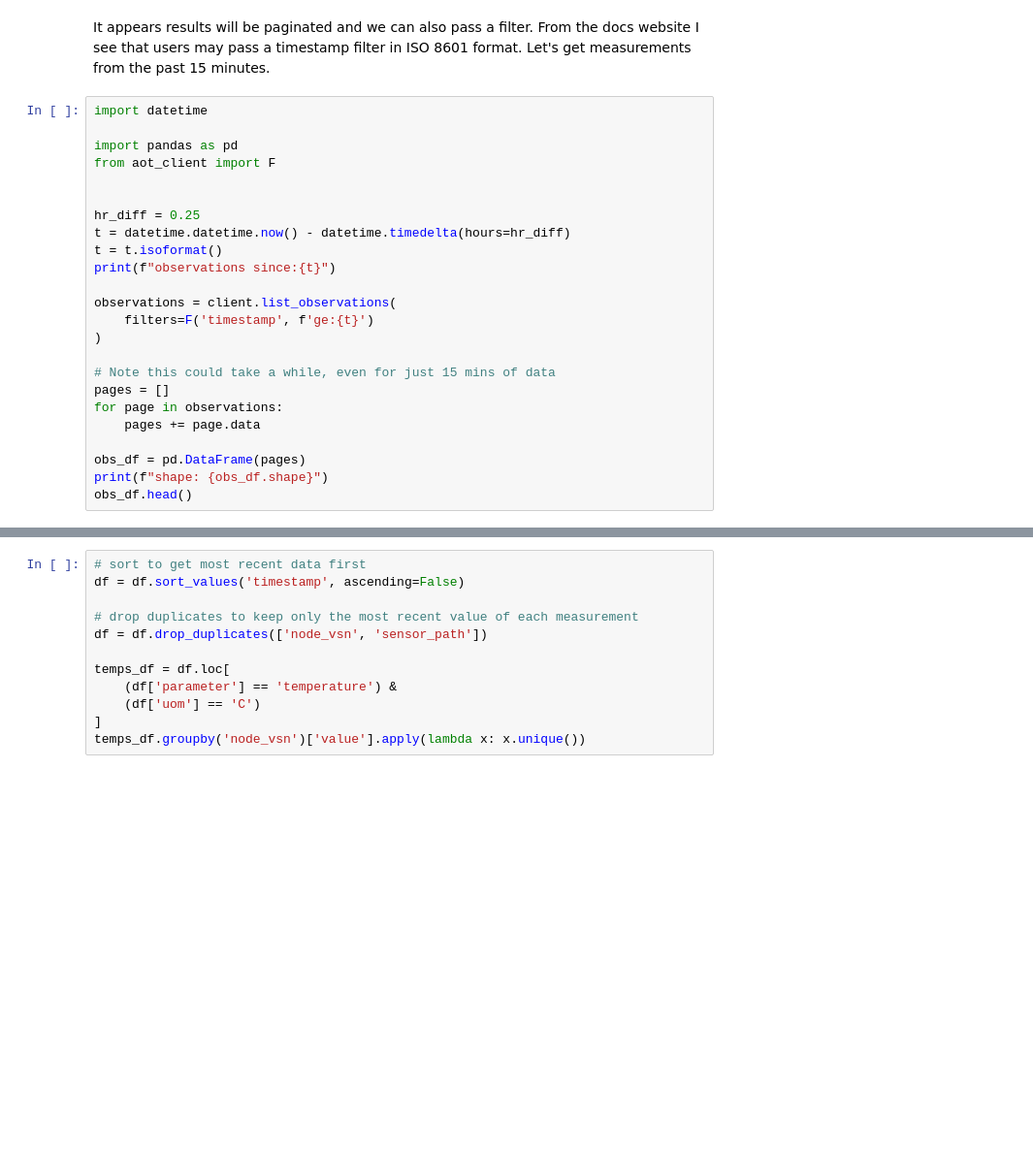
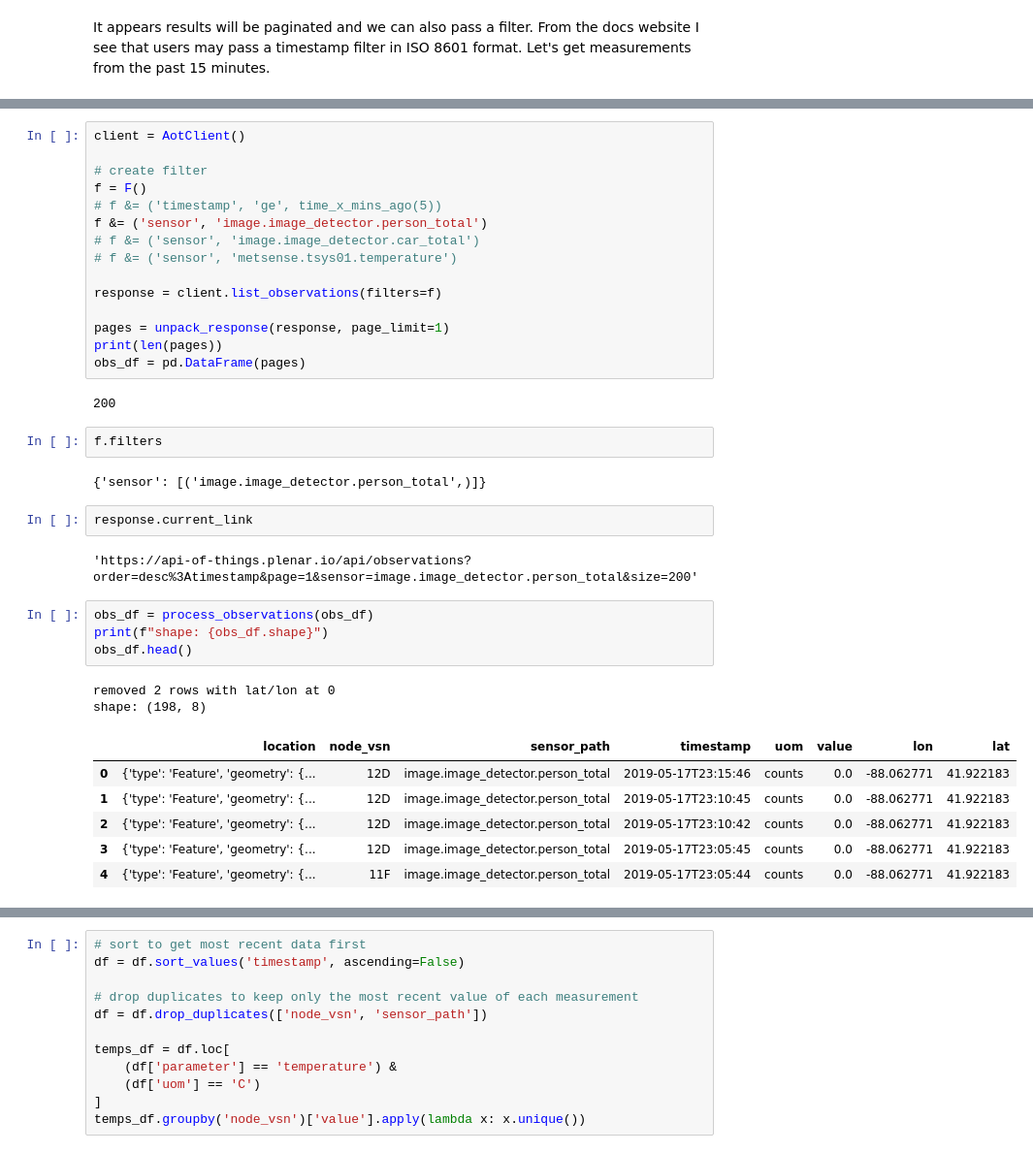
Before and after one commit to chrisluedtke/chi-array-of-things, a Jupyter notebook: Intro-to-Chicago-Array-of-Things.ipynb, the cells around one changed output, grey strips where cells are left out. Shown at 97% size. Cells and saved outputs as stored; diff of their text form; blank space fills up the shorter version.

```diff
--- a/Intro-to-Chicago-Array-of-Things.ipynb
+++ b/Intro-to-Chicago-Array-of-Things.ipynb
@@ -51,26 +33,2 @@ list_observations(filters:aot_client.filters.F=None) -> aot_client.responses.Pag
 # %% [markdown]
 It appears results will be paginated and we can also pass a filter. From the docs website I see that users may pass a timestamp filter in ISO 8601 format. Let's get measurements from the past 15 minutes.
-# %%
-import datetime
-
-import pandas as pd
-from aot_client import F
-
-
-hr_diff = 0.25
-t = datetime.datetime.now() - datetime.timedelta(hours=hr_diff)
-t = t.isoformat()
-print(f"observations since:{t}")
-
-observations = client.list_observations(
-    filters=F('timestamp', f'ge:{t}')
-)
-
-# Note this could take a while, even for just 15 mins of data
-pages = []
-for page in observations:
-    pages += page.data
-
-obs_df = pd.DataFrame(pages)
-print(f"shape: {obs_df.shape}")
-obs_df.head()
@@ -162,0 +95,38 @@ array(['metsense.tsys01.temperature', 'metsense.tsl250rd.intensity',
+# %%
+client = AotClient()
+
+# create filter
+f = F()
+# f &= ('timestamp', 'ge', time_x_mins_ago(5))
+f &= ('sensor', 'image.image_detector.person_total')
+# f &= ('sensor', 'image.image_detector.car_total')
+# f &= ('sensor', 'metsense.tsys01.temperature')
+
+response = client.list_observations(filters=f)
+
+pages = unpack_response(response, page_limit=1)
+print(len(pages))
+obs_df = pd.DataFrame(pages)
+# %% [output]
+200
+# %%
+f.filters
+# %% [output]
+{'sensor': [('image.image_detector.person_total',)]}
+# %%
+response.current_link
+# %% [output]
+'https://api-of-things.plenar.io/api/observations?order=desc%3Atimestamp&page=1&sensor=image.image_detector.person_total&size=200'
+# %%
+obs_df = process_observations(obs_df)
+print(f"shape: {obs_df.shape}")
+obs_df.head()
+# %% [output]
+removed 2 rows with lat/lon at 0
+shape: (198, 8)
+|  | location | node_vsn | sensor_path | timestamp | uom | value | lon | lat |
+| 0 | {'type': 'Feature', 'geometry': {... | 12D | image.image_detector.person_total | 2019-05-17T23:15:46 | counts | 0.0 | -88.062771 | 41.922183 |
+| 1 | {'type': 'Feature', 'geometry': {... | 12D | image.image_detector.person_total | 2019-05-17T23:10:45 | counts | 0.0 | -88.062771 | 41.922183 |
+| 2 | {'type': 'Feature', 'geometry': {... | 12D | image.image_detector.person_total | 2019-05-17T23:10:42 | counts | 0.0 | -88.062771 | 41.922183 |
+| 3 | {'type': 'Feature', 'geometry': {... | 12D | image.image_detector.person_total | 2019-05-17T23:05:45 | counts | 0.0 | -88.062771 | 41.922183 |
+| 4 | {'type': 'Feature', 'geometry': {... | 11F | image.image_detector.person_total | 2019-05-17T23:05:44 | counts | 0.0 | -88.062771 | 41.922183 |
```
Also changed, not shown: parts of 25 cells of this notebook.
